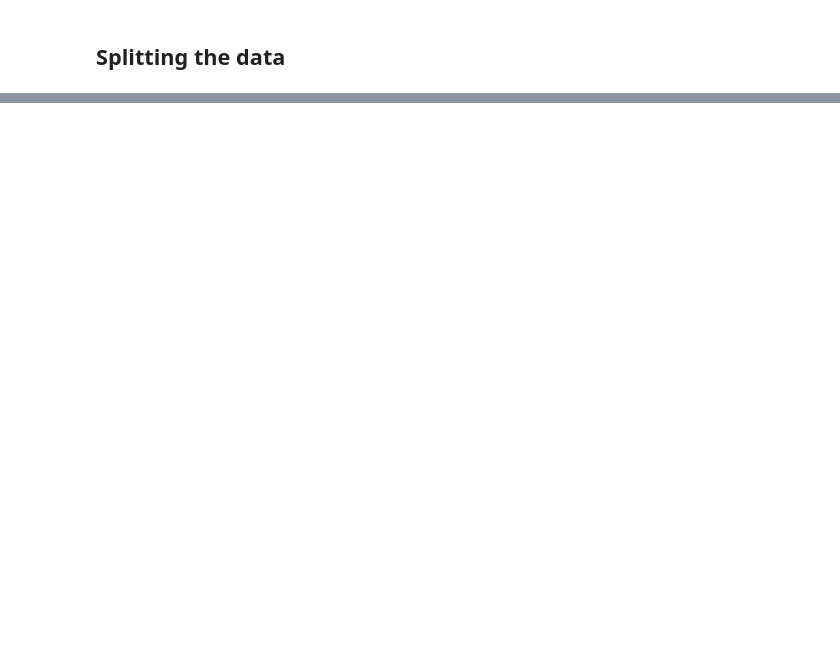
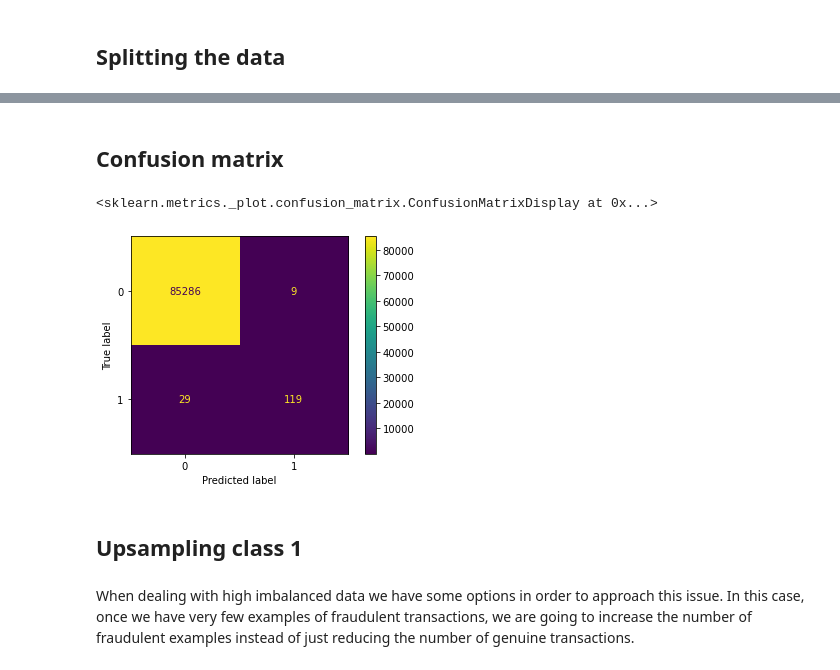
Before and after one commit to marialpaz/fraud_detection, a Jupyter notebook: fraud_detection.ipynb, the cells around one changed output, grey strips where cells are left out. Cells and saved outputs as stored; diff of their text form; code cells hidden in the pictures; blank space fills up the shorter version.

```diff
--- a/fraud_detection.ipynb
+++ b/fraud_detection.ipynb
@@ -79,8 +83,8 @@ There is a large imbalance between Class 0 (non-fraudulent transactions) and Cla
 # %%
 from sklearn.model_selection import train_test_split
 # %%
-X = data.drop(['Class'],axis=1)
+X = df.drop(['Class'],axis=1)
 # %%
-y = data['Class']
+y = df['Class']
 # %%
 X_train, X_test, y_train, y_test = train_test_split(X, y, test_size=0.3, random_state=101, stratify=y)
@@ -169,0 +93,4 @@ print(class_1_percent, '%')
+# %%
+from sklearn.ensemble import RandomForestClassifier
+rfc = RandomForestClassifier()
+rfc.fit(X_train, y_train)
@@ -169,0 +101,2 @@ print(class_1_percent, '%')
+# %%
+rfc_prediction = rfc.predict(X_test)
@@ -169,0 +116,2 @@ print(class_1_percent, '%')
+# %% [markdown]
+## Confusion matrix
@@ -169,0 +120,11 @@ print(class_1_percent, '%')
+# %%
+cm = confusion_matrix(y_test,rfc_prediction)
+cmd = ConfusionMatrixDisplay(cm, display_labels=['0','1'])
+cmd.plot()
+# %% [output]
+<sklearn.metrics._plot.confusion_matrix.ConfusionMatrixDisplay at 0x...>
+[figure, added]
+# %% [markdown]
+## Upsampling  class 1
+# %% [markdown]
+When dealing with high imbalanced data we have some options in order to approach this issue. In this case, once we have very few examples of fraudulent transactions, we are going to increase the number of fraudulent examples instead of just reducing the number of genuine transactions.
```
Also changed, not shown: parts of 65 cells of this notebook.
